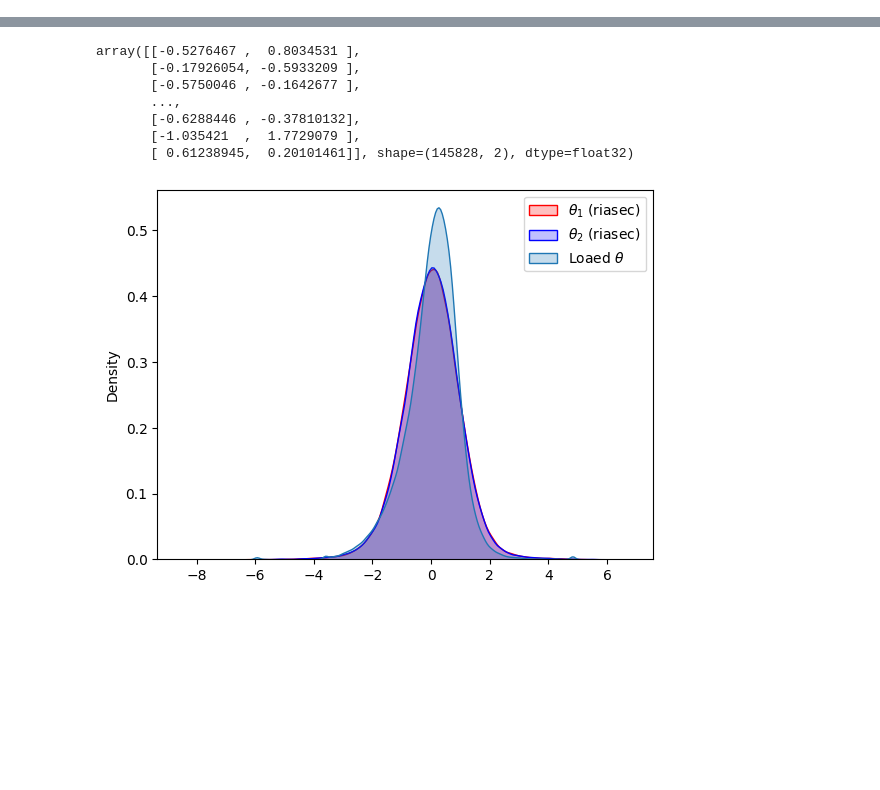
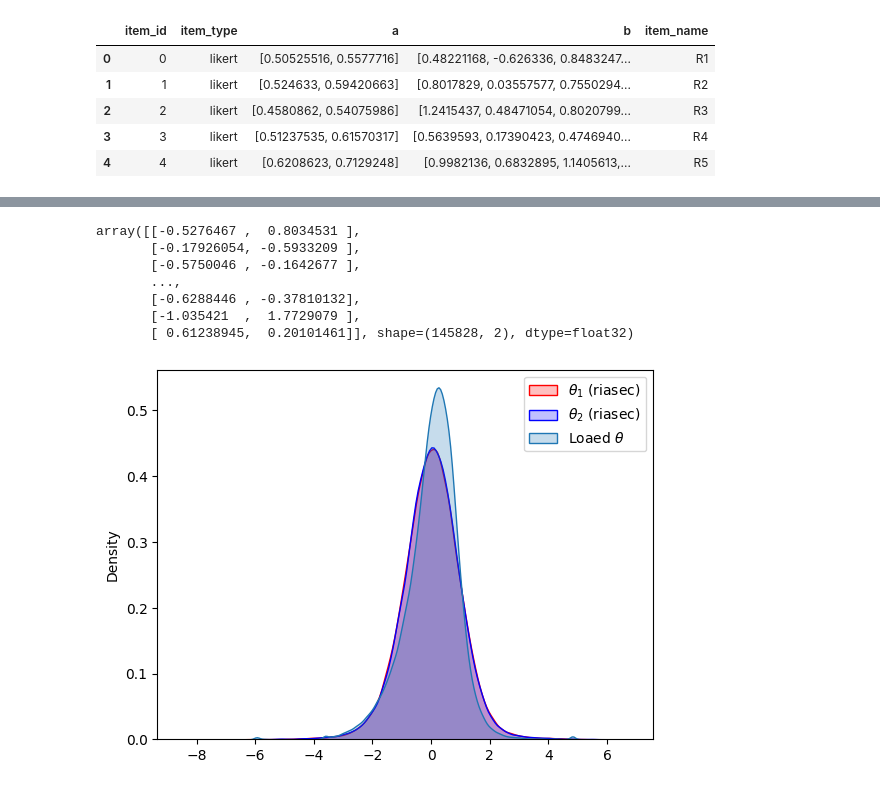
Before and after one commit to alhazar43/cal, a Jupyter notebook: test_2d.ipynb, the cells around one changed output, grey strips where cells are left out. Cells and saved outputs as stored; diff of their text form; code cells hidden in the pictures; blank space fills up the shorter version.

```diff
--- a/test_2d.ipynb
+++ b/test_2d.ipynb
@@ -24,3 +24,46 @@ tipi_df.replace(0,1,inplace=True)
 
 
 combined_responses = [riasec_df.values-1, tipi_df.values-1, vcl_df.values]
+# %%
+import numpy as np
+import pandas as pd
+import matplotlib.pyplot as plt
+import seaborn as sns
+from mirt import MIRT, JointMIRT
+
+rp = pd.read_csv('riasec_params_2d.csv')
+tp = pd.read_csv('tipi_params_2d.csv')
+vp = pd.read_csv('vcl_params_2d.csv')
+
+
+ra = rp.iloc[:, :2].values
+rb = rp.iloc[:, 2:].values
+ta = tp.iloc[:, :2].values
+tb = tp.iloc[:, 2:].values
+va = vp.iloc[:, :2].values
+vb = vp.iloc[:, 2:].values
+
+# rb = np.random.randn(48, 4)
+# ta = np.random.randn(10, 2)
+# tb = np.random.randn(10, 4)
+# va = np.random.randn(16, 2)
+# vb = np.random.randn(16)
+# %%
+riasec_name =[cat+str(num) for cat in ['R', 'I', 'A', 'S', 'E', 'C'] for num in range(1, 9)]
+
+df = pd.DataFrame({
+    'item_id': list(range(74)),
+    'item_type': ['likert']*58+['binary']*16,
+    'a': list(ra)+list(ta)+list(va),
+    'b': list(rb)+list(tb)+list(vb),
+    'item_name': riasec_name+['TIPI'+str(i) for i in range(1, 11)]+['VCL'+str(i) for i in range(1, 17)]
+})
+
+df.to_csv('combined_params.csv', index=False)
+# %% [output]
+|  | item_id | item_type | a | b | item_name |
+| 0 | 0 | likert | [0.50525516, 0.5577716] | [0.48221168, -0.626336, 0.8483247... | R1 |
+| 1 | 1 | likert | [0.524633, 0.59420663] | [0.8017829, 0.03557577, 0.7550294... | R2 |
+| 2 | 2 | likert | [0.4580862, 0.54075986] | [1.2415437, 0.48471054, 0.8020799... | R3 |
+| 3 | 3 | likert | [0.51237535, 0.61570317] | [0.5639593, 0.17390423, 0.4746940... | R4 |
+| 4 | 4 | likert | [0.6208623, 0.7129248] | [0.9982136, 0.6832895, 1.1405613,... | R5 |
```
Also changed, not shown: parts of 3 cells of this notebook, 8 other files.
